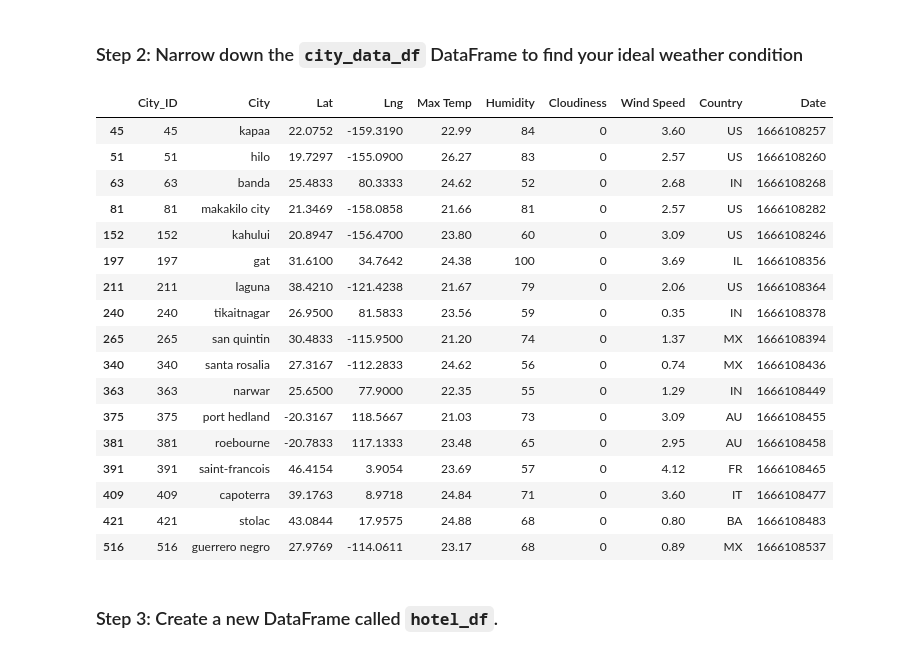
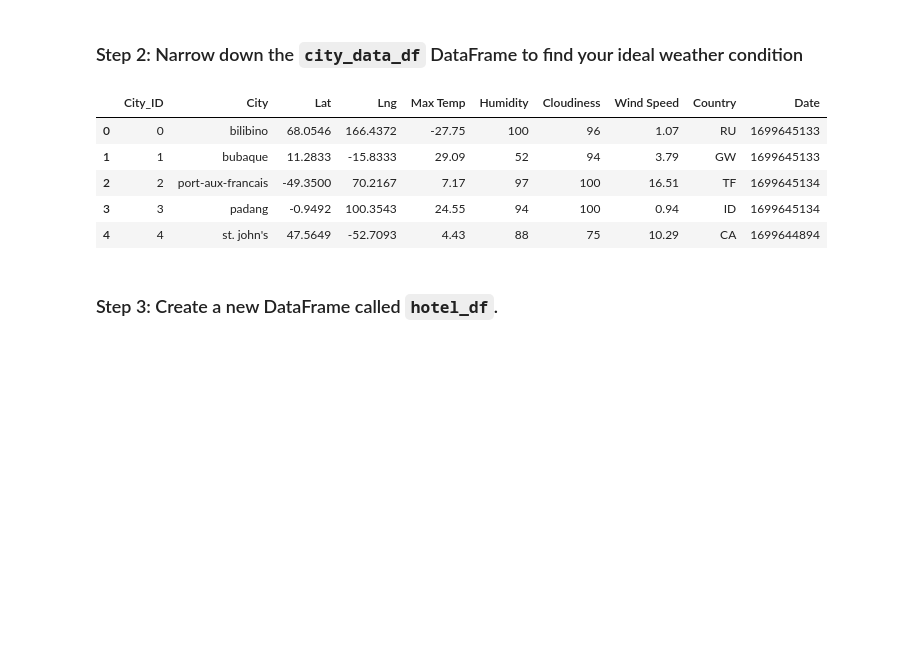
Before and after one commit to alison-love/06-API-challenge, a Jupyter notebook: PyWeather/VacationPy_working.ipynb, the cells around one changed output. Cells and saved outputs as stored; diff of their text form; code cells hidden in the pictures; blank space fills up the shorter version.

```diff
--- a/PyWeather/VacationPy_working.ipynb
+++ b/PyWeather/VacationPy_working.ipynb
@@ -47,32 +54,35 @@ city_data_df.head()
 ### Step 2: Narrow down the `city_data_df` DataFrame to find your ideal weather condition
 # %%
 # Narrow down cities that fit criteria and drop any results with null values
-# YOUR CODE HERE
+
+#define ideal weather criteria
+min_temp = 24
+max_temp =30
+max_humidity = 50
+max_cloudiness = 25
+max_wind_speed = 10
+
+#filter the df
+ideal_weather_df = city_data_df[
+    (city_data_df["Max Temp"] >= min_temp) &
+    (city_data_df["Max Temp"] <= max_temp) &
+    (city_data_df["Humidity"] < max_humidity) &
+    (city_data_df["Cloudiness"] < max_cloudiness) &
+    (city_data_df["Wind Speed"] < max_wind_speed)
+]
 
 # Drop any rows with null values
-# YOUR CODE HERE
+ideal_weather_df_cleaned = city_data_df.dropna()
 
 # Display sample data
-# YOUR CODE HERE
+ideal_weather_df_cleaned.head()
 # %% [output]
 |  | City_ID | City | Lat | Lng | Max Temp | Humidity | Cloudiness | Wind Speed | Country | Date |
-| 45 | 45 | kapaa | 22.0752 | -159.3190 | 22.99 | 84 | 0 | 3.60 | US | 1666108257 |
-| 51 | 51 | hilo | 19.7297 | -155.0900 | 26.27 | 83 | 0 | 2.57 | US | 1666108260 |
-| 63 | 63 | banda | 25.4833 | 80.3333 | 24.62 | 52 | 0 | 2.68 | IN | 1666108268 |
-| 81 | 81 | makakilo city | 21.3469 | -158.0858 | 21.66 | 81 | 0 | 2.57 | US | 1666108282 |
-| 152 | 152 | kahului | 20.8947 | -156.4700 | 23.80 | 60 | 0 | 3.09 | US | 1666108246 |
-| 197 | 197 | gat | 31.6100 | 34.7642 | 24.38 | 100 | 0 | 3.69 | IL | 1666108356 |
-| 211 | 211 | laguna | 38.4210 | -121.4238 | 21.67 | 79 | 0 | 2.06 | US | 1666108364 |
-| 240 | 240 | tikaitnagar | 26.9500 | 81.5833 | 23.56 | 59 | 0 | 0.35 | IN | 1666108378 |
-| 265 | 265 | san quintin | 30.4833 | -115.9500 | 21.20 | 74 | 0 | 1.37 | MX | 1666108394 |
-| 340 | 340 | santa rosalia | 27.3167 | -112.2833 | 24.62 | 56 | 0 | 0.74 | MX | 1666108436 |
-| 363 | 363 | narwar | 25.6500 | 77.9000 | 22.35 | 55 | 0 | 1.29 | IN | 1666108449 |
-| 375 | 375 | port hedland | -20.3167 | 118.5667 | 21.03 | 73 | 0 | 3.09 | AU | 1666108455 |
-| 381 | 381 | roebourne | -20.7833 | 117.1333 | 23.48 | 65 | 0 | 2.95 | AU | 1666108458 |
-| 391 | 391 | saint-francois | 46.4154 | 3.9054 | 23.69 | 57 | 0 | 4.12 | FR | 1666108465 |
-| 409 | 409 | capoterra | 39.1763 | 8.9718 | 24.84 | 71 | 0 | 3.60 | IT | 1666108477 |
-| 421 | 421 | stolac | 43.0844 | 17.9575 | 24.88 | 68 | 0 | 0.80 | BA | 1666108483 |
-| 516 | 516 | guerrero negro | 27.9769 | -114.0611 | 23.17 | 68 | 0 | 0.89 | MX | 1666108537 |
+| 0 | 0 | bilibino | 68.0546 | 166.4372 | -27.75 | 100 | 96 | 1.07 | RU | 1699645133 |
+| 1 | 1 | bubaque | 11.2833 | -15.8333 | 29.09 | 52 | 94 | 3.79 | GW | 1699645133 |
+| 2 | 2 | port-aux-francais | -49.3500 | 70.2167 | 7.17 | 97 | 100 | 16.51 | TF | 1699645134 |
+| 3 | 3 | padang | -0.9492 | 100.3543 | 24.55 | 94 | 100 | 0.94 | ID | 1699645134 |
+| 4 | 4 | st. john's | 47.5649 | -52.7093 | 4.43 | 88 | 75 | 10.29 | CA | 1699644894 |
 # %% [markdown]
 ### Step 3: Create a new DataFrame called `hotel_df`.
 # %%
```
Also changed, not shown: parts of 8 cells of this notebook, 8 other files.
